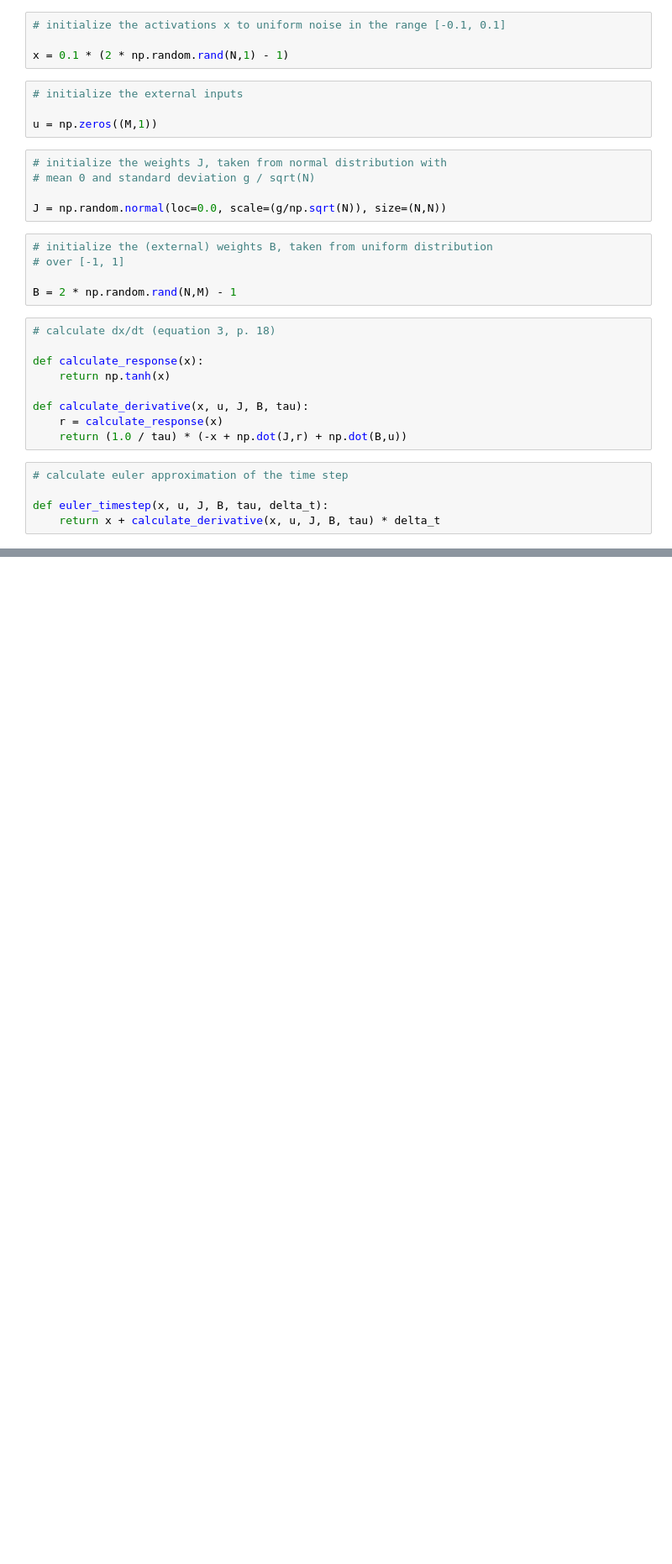
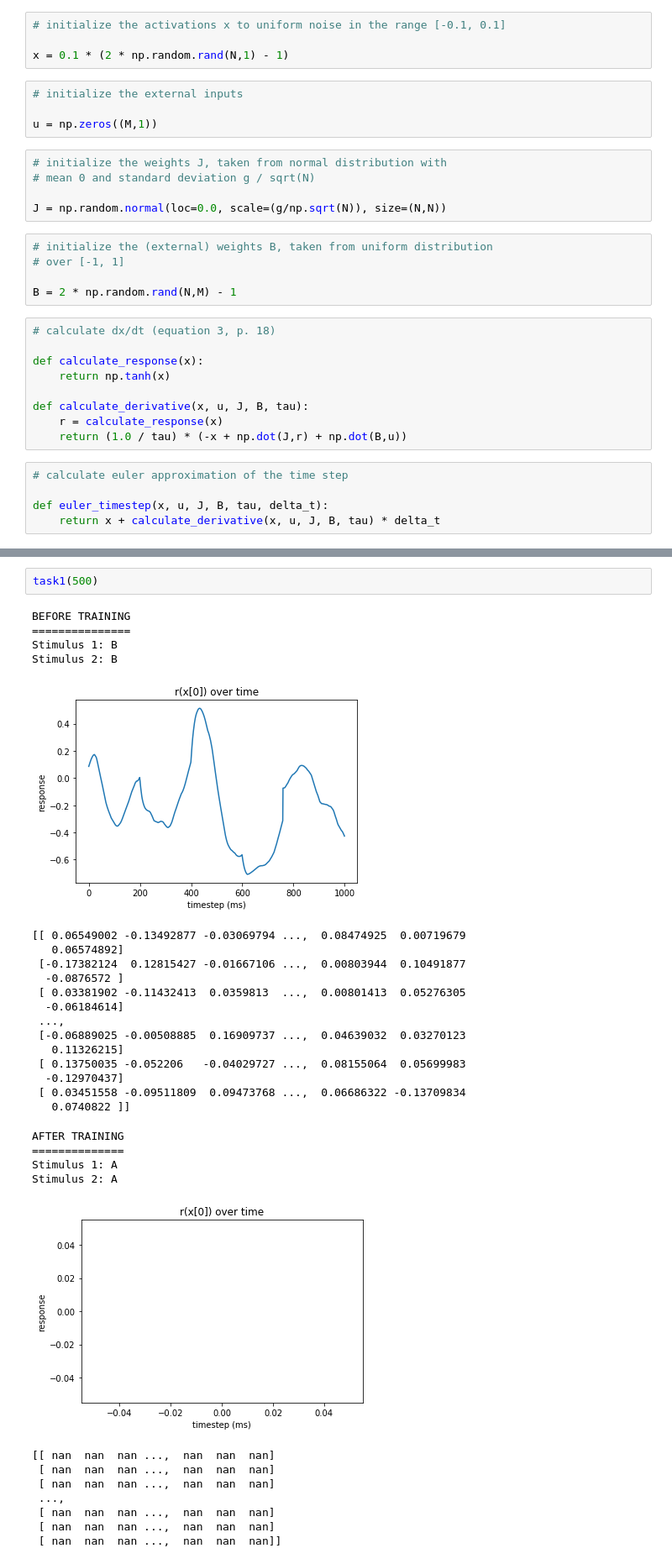
Before and after one commit to awhampton/math510, a Jupyter notebook: math510_project.ipynb, the cells around one changed output, grey strips where cells are left out. Shown at 84% size. Cells and saved outputs as stored; diff of their text form; blank space fills up the shorter version.

```diff
--- a/math510_project.ipynb
+++ b/math510_project.ipynb
@@ -84,0 +256,33 @@ def run_trial(x, u, J, B, tau, delta_t, N, reward_function, eta):
+# %%
+task1(500)
+# %% [output]
+BEFORE TRAINING
+===============
+Stimulus 1: B
+Stimulus 2: B
+[figure, added]
+[[ 0.06549002 -0.13492877 -0.03069794 ...,  0.08474925  0.00719679
+   0.06574892]
+ [-0.17382124  0.12815427 -0.01667106 ...,  0.00803944  0.10491877
+  -0.0876572 ]
+ [ 0.03381902 -0.11432413  0.0359813  ...,  0.00801413  0.05276305
+  -0.06184614]
+ ...,
+ [-0.06889025 -0.00508885  0.16909737 ...,  0.04639032  0.03270123
+   0.11326215]
+ [ 0.13750035 -0.052206   -0.04029727 ...,  0.08155064  0.05699983
+  -0.12970437]
+ [ 0.03451558 -0.09511809  0.09473768 ...,  0.06686322 -0.13709834
+   0.0740822 ]]
+AFTER TRAINING
+==============
+Stimulus 1: A
+Stimulus 2: A
+[figure, added]
+[[ nan  nan  nan ...,  nan  nan  nan]
+ [ nan  nan  nan ...,  nan  nan  nan]
+ [ nan  nan  nan ...,  nan  nan  nan]
+ ...,
+ [ nan  nan  nan ...,  nan  nan  nan]
+ [ nan  nan  nan ...,  nan  nan  nan]
+ [ nan  nan  nan ...,  nan  nan  nan]]
```
Also changed, not shown: parts of 8 cells of this notebook.
